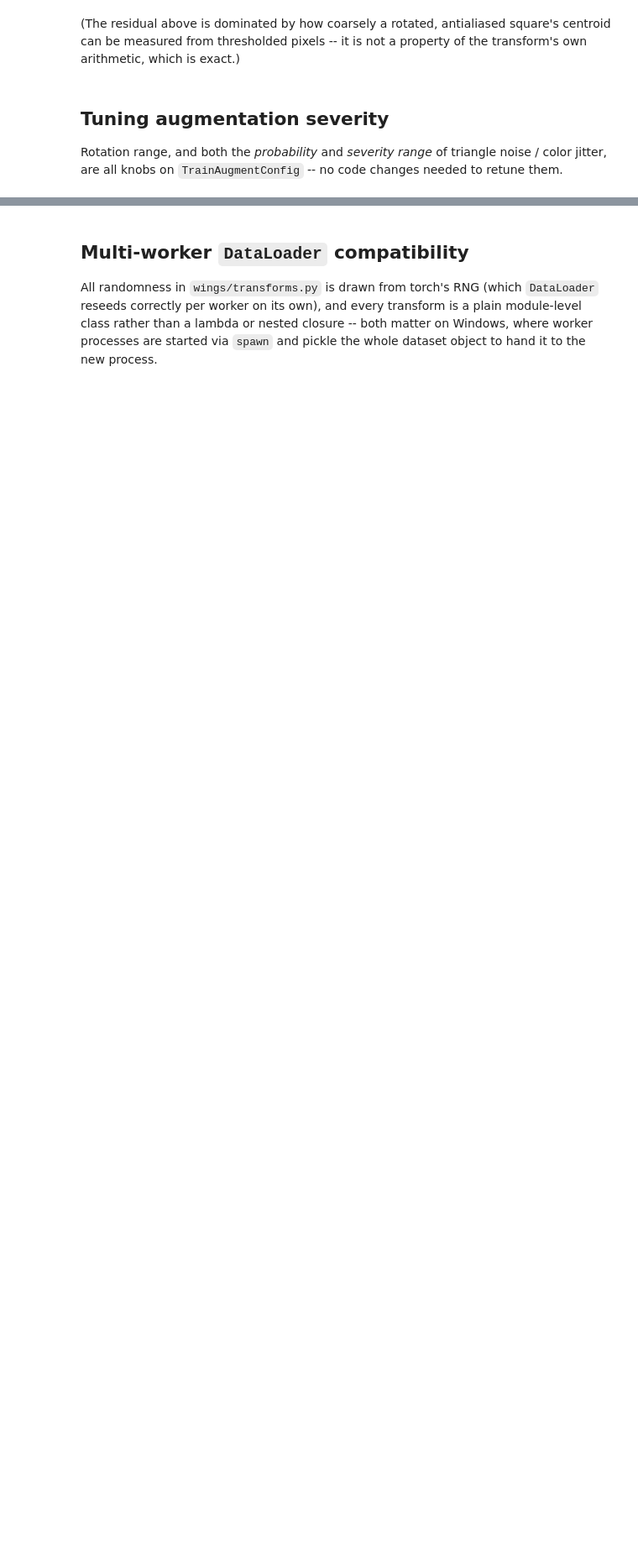
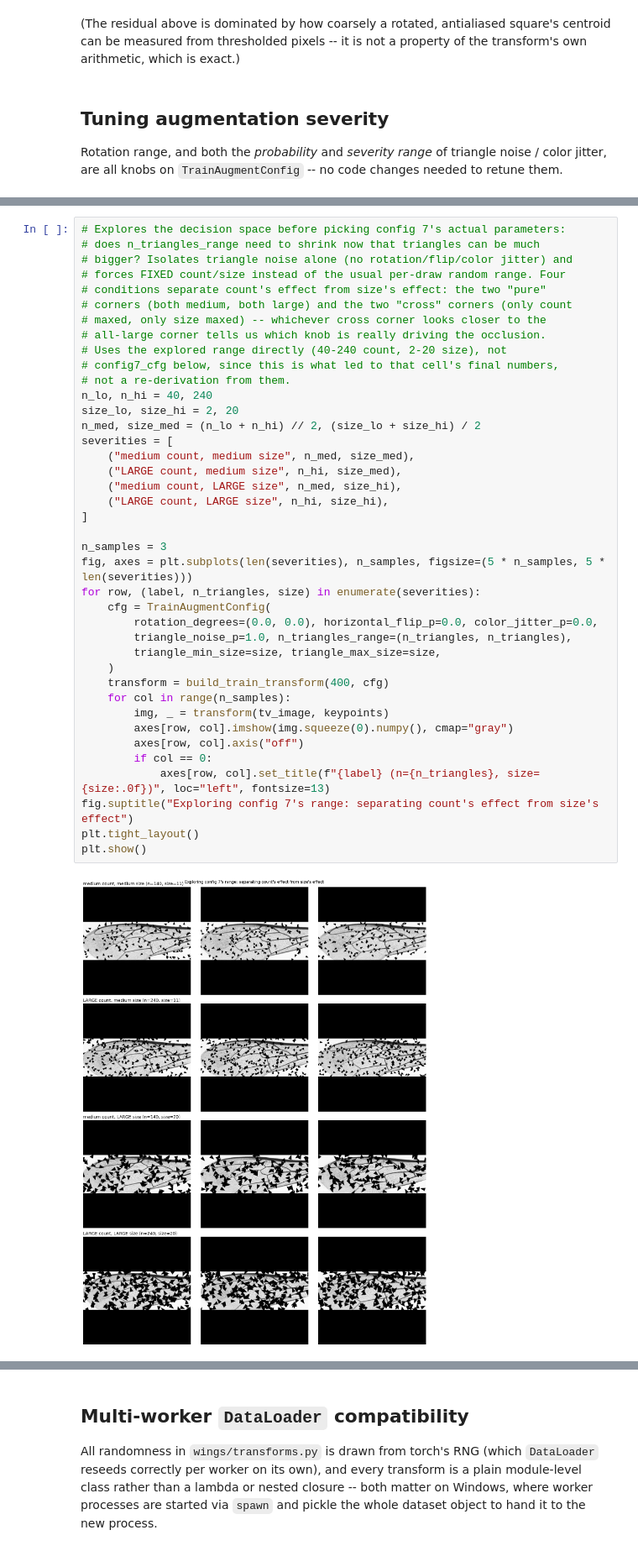
Before and after one commit to mkrajew/bees, a Jupyter notebook: notebooks/24_online_augmentation.ipynb, the cells around one changed output, grey strips where cells are left out. Shown at 84% size. Cells and saved outputs as stored; diff of their text form; blank space fills up the shorter version.

```diff
--- a/notebooks/24_online_augmentation.ipynb
+++ b/notebooks/24_online_augmentation.ipynb
@@ -336,0 +346,42 @@ plt.show()
+# %%
+# Explores the decision space before picking config 7's actual parameters:
+# does n_triangles_range need to shrink now that triangles can be much
+# bigger? Isolates triangle noise alone (no rotation/flip/color jitter) and
+# forces FIXED count/size instead of the usual per-draw random range. Four
+# conditions separate count's effect from size's effect: the two "pure"
+# corners (both medium, both large) and the two "cross" corners (only count
+# maxed, only size maxed) -- whichever cross corner looks closer to the
+# all-large corner tells us which knob is really driving the occlusion.
+# Uses the explored range directly (40-240 count, 2-20 size), not
+# config7_cfg below, since this is what led to that cell's final numbers,
+# not a re-derivation from them.
+n_lo, n_hi = 40, 240
+size_lo, size_hi = 2, 20
+n_med, size_med = (n_lo + n_hi) // 2, (size_lo + size_hi) / 2
+severities = [
+    ("medium count, medium size", n_med, size_med),
+    ("LARGE count, medium size", n_hi, size_med),
+    ("medium count, LARGE size", n_med, size_hi),
+    ("LARGE count, LARGE size", n_hi, size_hi),
+]
+
+n_samples = 3
+fig, axes = plt.subplots(len(severities), n_samples, figsize=(5 * n_samples, 5 * len(severities)))
+for row, (label, n_triangles, size) in enumerate(severities):
+    cfg = TrainAugmentConfig(
+        rotation_degrees=(0.0, 0.0), horizontal_flip_p=0.0, color_jitter_p=0.0,
+        triangle_noise_p=1.0, n_triangles_range=(n_triangles, n_triangles),
+        triangle_min_size=size, triangle_max_size=size,
+    )
+    transform = build_train_transform(400, cfg)
+    for col in range(n_samples):
+        img, _ = transform(tv_image, keypoints)
+        axes[row, col].imshow(img.squeeze(0).numpy(), cmap="gray")
+        axes[row, col].axis("off")
+        if col == 0:
+            axes[row, col].set_title(f"{label} (n={n_triangles}, size={size:.0f})", loc="left", fontsize=13)
+fig.suptitle("Exploring config 7's range: separating count's effect from size's effect")
+plt.tight_layout()
+plt.show()
+# %% [output]
+[figure, added]
```
Also changed, not shown: parts of 10 cells of this notebook, 7 other files.
